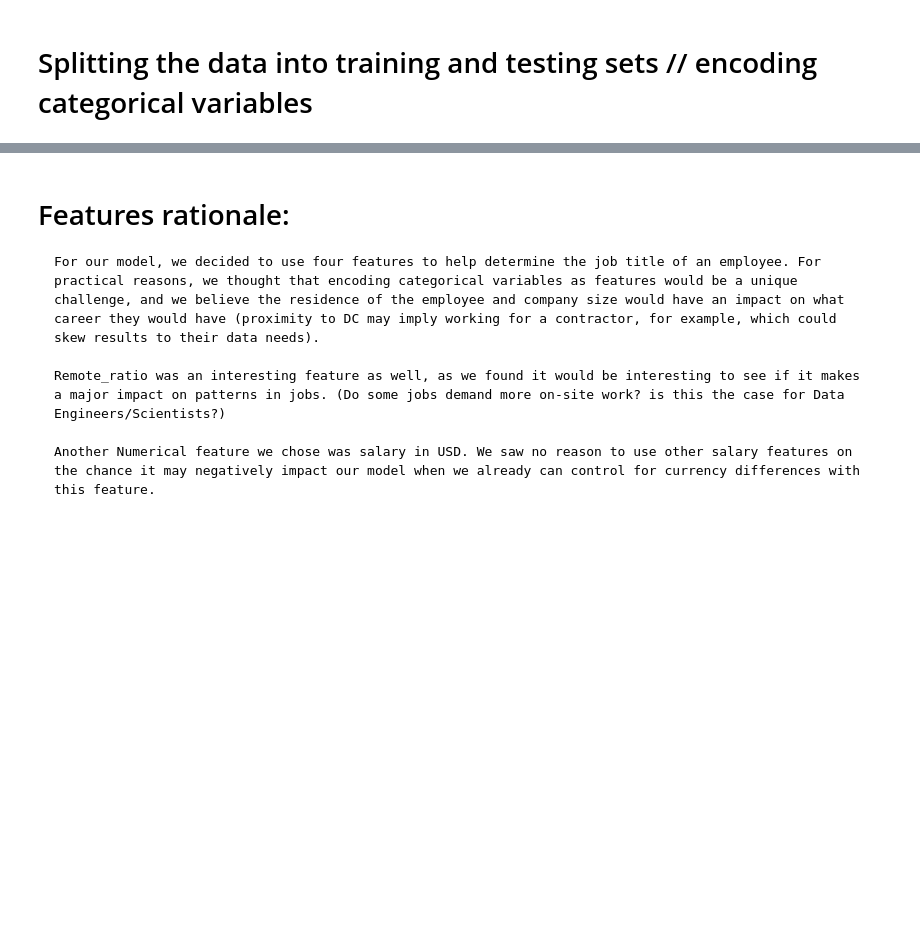
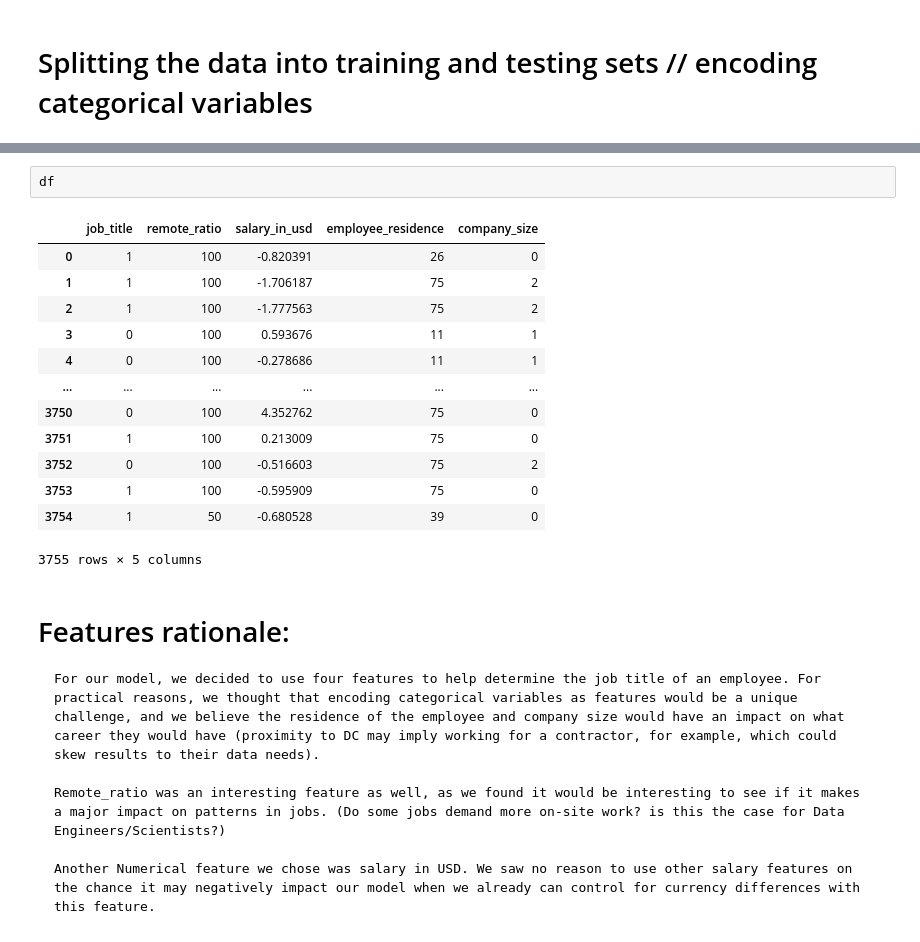
Before and after one commit to manny-pi/inst.354.final.project, a Jupyter notebook: final_project.ipynb, the cells around one changed output, grey strips where cells are left out. Cells and saved outputs as stored; diff of their text form; blank space fills up the shorter version.

```diff
--- a/final_project.ipynb
+++ b/final_project.ipynb
@@ -103,3 +130,19 @@ X_train.shape, y_train.shape, X_test.shape, y_test.shape
+# %%
+df
+# %% [output]
+|  | job_title | remote_ratio | salary_in_usd | employee_residence | company_size |
+| 0 | 1 | 100 | -0.820391 | 26 | 0 |
+| 1 | 1 | 100 | -1.706187 | 75 | 2 |
+| 2 | 1 | 100 | -1.777563 | 75 | 2 |
+| 3 | 0 | 100 | 0.593676 | 11 | 1 |
+| 4 | 0 | 100 | -0.278686 | 11 | 1 |
+| ... | ... | ... | ... | ... | ... |
+| 3750 | 0 | 100 | 4.352762 | 75 | 0 |
+| 3751 | 1 | 100 | 0.213009 | 75 | 0 |
+| 3752 | 0 | 100 | -0.516603 | 75 | 2 |
+| 3753 | 1 | 100 | -0.595909 | 75 | 0 |
+| 3754 | 1 | 50 | -0.680528 | 39 | 0 |
+3755 rows × 5 columns
 # %% [markdown]
 <h1>Features rationale:</h1>
 
```
Also changed, not shown: parts of 8 cells of this notebook.
